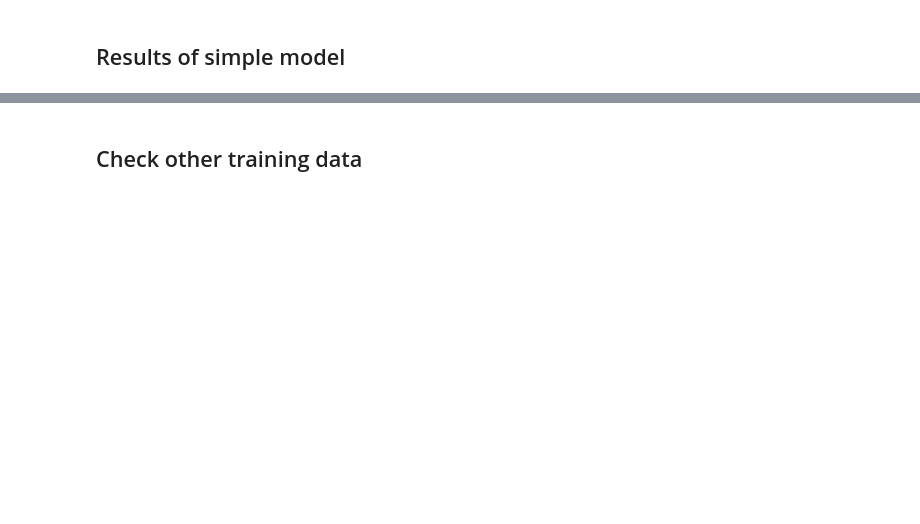
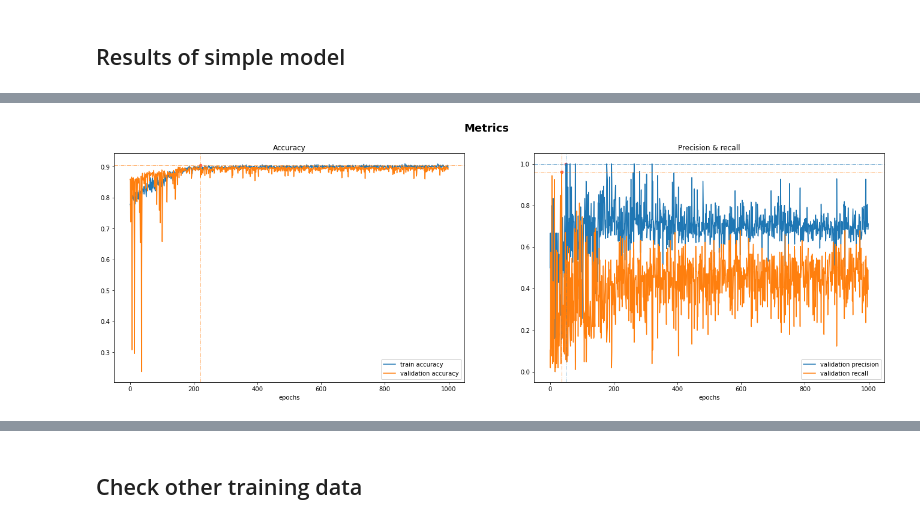
Before and after one commit to Parn1984/AIDA-Project-Team-C, a Jupyter notebook: Neural_Network_classification_simple.ipynb, the cells around one changed output, grey strips where cells are left out. Drawn from its saved outputs; the diff is of its cells as text; code cells hidden in the pictures; blank space fills up the shorter version.

```diff
--- a/Neural_Network_classification_simple.ipynb
+++ b/Neural_Network_classification_simple.ipynb
@@ -139,0 +109,4 @@ Min loss: 0.3600762188434601
+# %%
+plot_learning_curves_opt(history)
+# %% [output]
+[figure, added]
```
Also changed, not shown: parts of 26 cells of this notebook, 2 other files.
